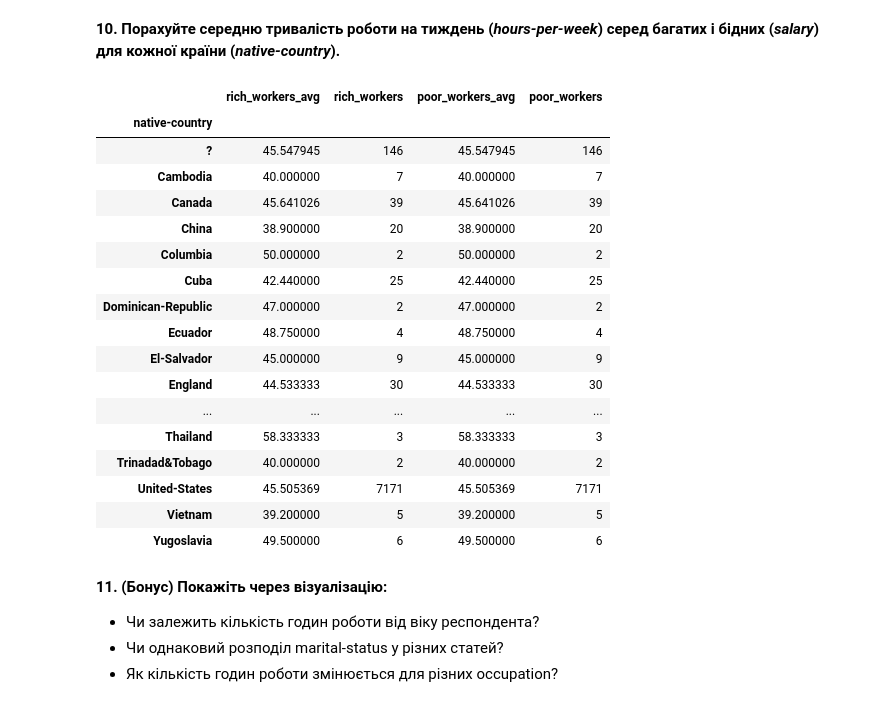
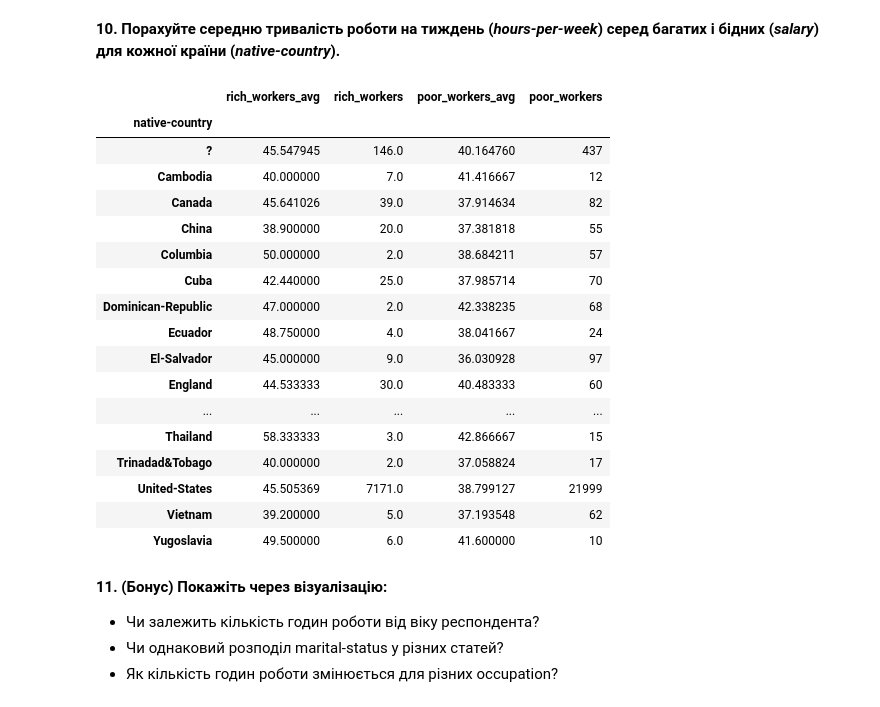
Before and after one commit to abv-ps/hillel-data-analytics-pro, a Jupyter notebook: 07_python_pandas/hw_07_python_pandas_UCI.ipynb, the cells around one changed output. Saved outputs shown, nothing was run; the diff lists cells and outputs as text; code cells hidden in the pictures.

```diff
--- a/07_python_pandas/hw_07_python_pandas_UCI.ipynb
+++ b/07_python_pandas/hw_07_python_pandas_UCI.ipynb
@@ -162,32 +162,32 @@ pd.DataFrame([{'working_hours_max':working_hours_max,
 # %%
 rich_workers_avg = data[data['salary'] == '>50K'].groupby('native-country')['hours-per-week'].mean()
 rich_workers = data[data['salary'] == '>50K'].groupby('native-country')['hours-per-week'].count()
-poor_workers_avg = data[data['salary'] == '>50K'].groupby('native-country')['hours-per-week'].mean()
-poor_workers = data[data['salary'] == '>50K'].groupby('native-country')['hours-per-week'].count()
+poor_workers_avg = data[data['salary'] == '<=50K'].groupby('native-country')['hours-per-week'].mean()
+poor_workers = data[data['salary'] == '<=50K'].groupby('native-country')['hours-per-week'].count()
 pd.DataFrame({'rich_workers_avg':rich_workers_avg,
               'rich_workers':rich_workers,
               'poor_workers_avg':poor_workers_avg,
               'poor_workers':poor_workers,
              })
 # %% [output]
 |  | rich_workers_avg | rich_workers | poor_workers_avg | poor_workers |
 | native-country |  |  |  |  |
-| ? | 45.547945 | 146 | 45.547945 | 146 |
-| Cambodia | 40.000000 | 7 | 40.000000 | 7 |
-| Canada | 45.641026 | 39 | 45.641026 | 39 |
-| China | 38.900000 | 20 | 38.900000 | 20 |
-| Columbia | 50.000000 | 2 | 50.000000 | 2 |
-| Cuba | 42.440000 | 25 | 42.440000 | 25 |
-| Dominican-Republic | 47.000000 | 2 | 47.000000 | 2 |
-| Ecuador | 48.750000 | 4 | 48.750000 | 4 |
-| El-Salvador | 45.000000 | 9 | 45.000000 | 9 |
-| England | 44.533333 | 30 | 44.533333 | 30 |
+| ? | 45.547945 | 146.0 | 40.164760 | 437 |
+| Cambodia | 40.000000 | 7.0 | 41.416667 | 12 |
+| Canada | 45.641026 | 39.0 | 37.914634 | 82 |
+| China | 38.900000 | 20.0 | 37.381818 | 55 |
+| Columbia | 50.000000 | 2.0 | 38.684211 | 57 |
+| Cuba | 42.440000 | 25.0 | 37.985714 | 70 |
+| Dominican-Republic | 47.000000 | 2.0 | 42.338235 | 68 |
+| Ecuador | 48.750000 | 4.0 | 38.041667 | 24 |
+| El-Salvador | 45.000000 | 9.0 | 36.030928 | 97 |
+| England | 44.533333 | 30.0 | 40.483333 | 60 |
 | ... | ... | ... | ... | ... |
-| Thailand | 58.333333 | 3 | 58.333333 | 3 |
-| Trinadad&Tobago | 40.000000 | 2 | 40.000000 | 2 |
-| United-States | 45.505369 | 7171 | 45.505369 | 7171 |
-| Vietnam | 39.200000 | 5 | 39.200000 | 5 |
-| Yugoslavia | 49.500000 | 6 | 49.500000 | 6 |
+| Thailand | 58.333333 | 3.0 | 42.866667 | 15 |
+| Trinadad&Tobago | 40.000000 | 2.0 | 37.058824 | 17 |
+| United-States | 45.505369 | 7171.0 | 38.799127 | 21999 |
+| Vietnam | 39.200000 | 5.0 | 37.193548 | 62 |
+| Yugoslavia | 49.500000 | 6.0 | 41.600000 | 10 |
 # %% [markdown]
 **11. (Бонус) Покажіть через візуалізацію:**
 * Чи залежить кількість годин роботи від віку респондента?
```
Also changed, not shown: parts of 6 cells of this notebook.
